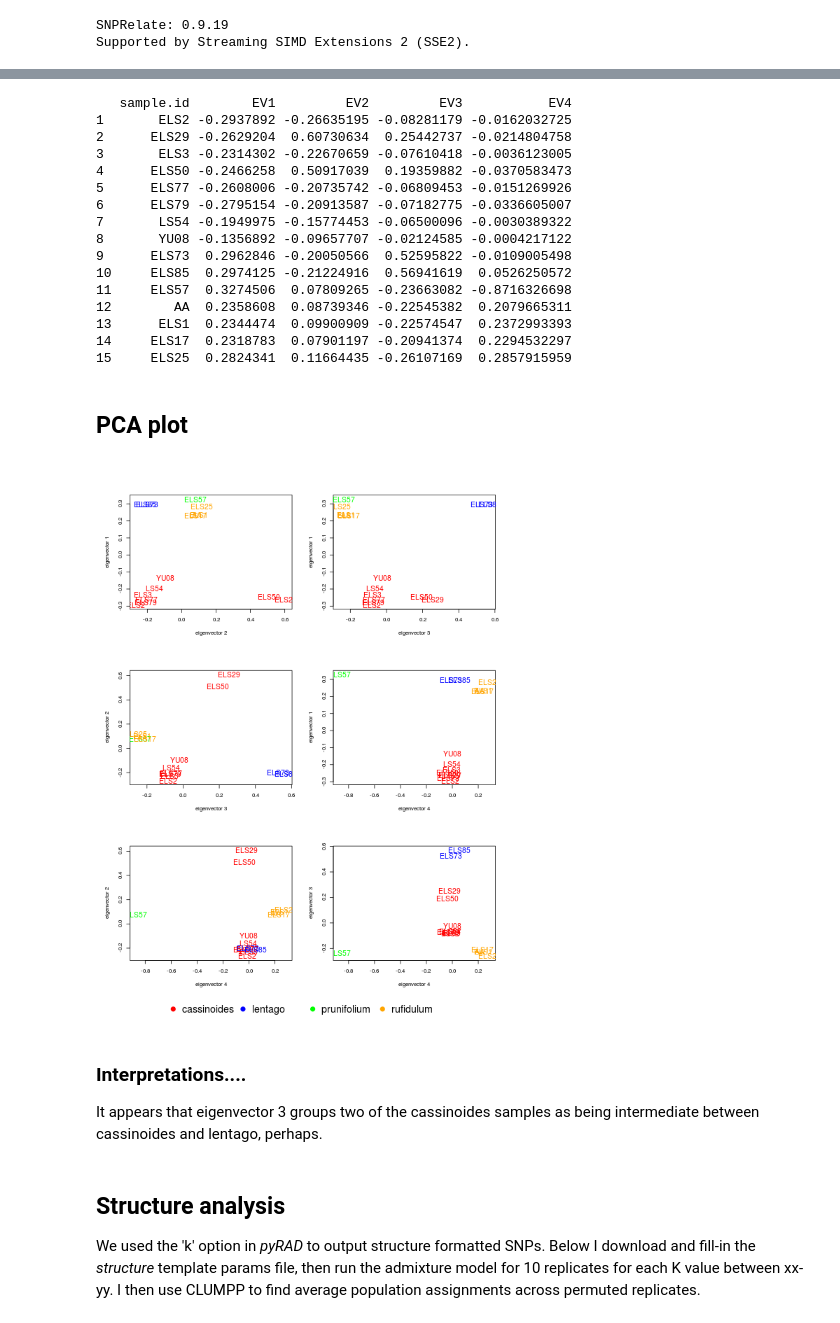
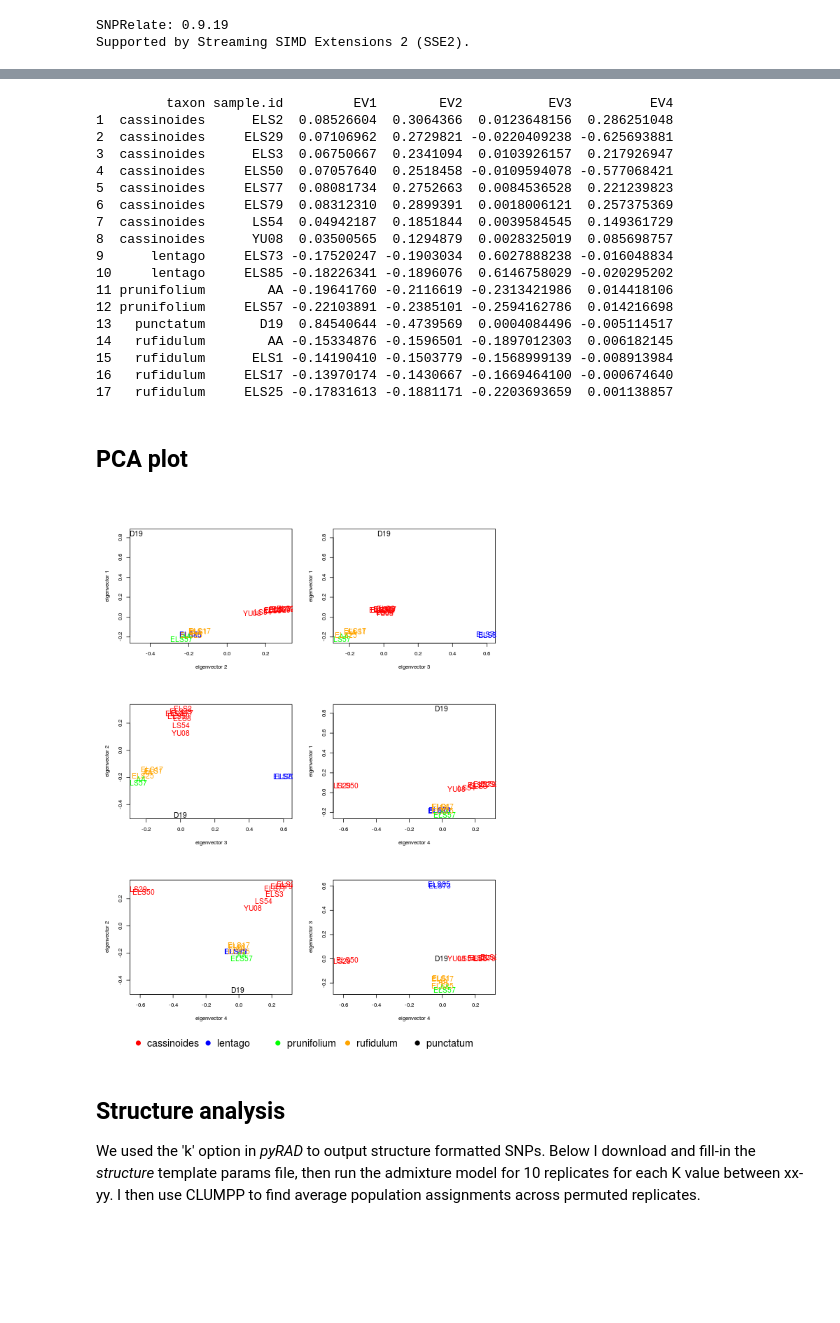
Before and after one commit to dereneaton/Vibs_RAD, a Jupyter notebook: notebook_Vib3_cassinoides.ipynb, the cells around one changed output, grey strips where cells are left out. Saved outputs shown, nothing was run; the diff lists cells and outputs as text; code cells hidden in the pictures; blank space fills up the shorter version.

Commit message:
cassinoides updated data set

```diff
--- a/notebook_Vib3_cassinoides.ipynb
+++ b/notebook_Vib3_cassinoides.ipynb
@@ -152,7 +143,7 @@ taxa = [i.split("_")[0].replace(">","") for i in names]
 %%R
 ## make a data frame object
 tab <- data.frame(taxon=taxa,   # species designations
-    sample.id = names,          # sample IDs
+    sample.id = IDs,          # sample IDs
     EV1 = pca$eigenvect[,1],    # the first eigenvector
     EV2 = pca$eigenvect[,2],    # the second eigenvector
     EV3 = pca$eigenvect[,3],    # the third eigenvector
@@ -161,27 +152,30 @@ tab <- data.frame(taxon=taxa,   # species designations
 
 print(tab)
 # %% [output]
-   sample.id        EV1         EV2         EV3           EV4
-1       ELS2 -0.2937892 -0.26635195 -0.08281179 -0.0162032725
-2      ELS29 -0.2629204  0.60730634  0.25442737 -0.0214804758
-3       ELS3 -0.2314302 -0.22670659 -0.07610418 -0.0036123005
-4      ELS50 -0.2466258  0.50917039  0.19359882 -0.0370583473
-5      ELS77 -0.2608006 -0.20735742 -0.06809453 -0.0151269926
-6      ELS79 -0.2795154 -0.20913587 -0.07182775 -0.0336605007
-7       LS54 -0.1949975 -0.15774453 -0.06500096 -0.0030389322
-8       YU08 -0.1356892 -0.09657707 -0.02124585 -0.0004217122
-9      ELS73  0.2962846 -0.20050566  0.52595822 -0.0109005498
-10     ELS85  0.2974125 -0.21224916  0.56941619  0.0526250572
-11     ELS57  0.3274506  0.07809265 -0.23663082 -0.8716326698
-12        AA  0.2358608  0.08739346 -0.22545382  0.2079665311
-13      ELS1  0.2344474  0.09900909 -0.22574547  0.2372993393
-14     ELS17  0.2318783  0.07901197 -0.20941374  0.2294532297
-15     ELS25  0.2824341  0.11664435 -0.26107169  0.2857915959
+         taxon sample.id         EV1        EV2           EV3          EV4
+1  cassinoides      ELS2  0.08526604  0.3064366  0.0123648156  0.286251048
+2  cassinoides     ELS29  0.07106962  0.2729821 -0.0220409238 -0.625693881
+3  cassinoides      ELS3  0.06750667  0.2341094  0.0103926157  0.217926947
+4  cassinoides     ELS50  0.07057640  0.2518458 -0.0109594078 -0.577068421
+5  cassinoides     ELS77  0.08081734  0.2752663  0.0084536528  0.221239823
+6  cassinoides     ELS79  0.08312310  0.2899391  0.0018006121  0.257375369
+7  cassinoides      LS54  0.04942187  0.1851844  0.0039584545  0.149361729
+8  cassinoides      YU08  0.03500565  0.1294879  0.0028325019  0.085698757
+9      lentago     ELS73 -0.17520247 -0.1903034  0.6027888238 -0.016048834
+10     lentago     ELS85 -0.18226341 -0.1896076  0.6146758029 -0.020295202
+11 prunifolium        AA -0.19641760 -0.2116619 -0.2313421986  0.014418106
+12 prunifolium     ELS57 -0.22103891 -0.2385101 -0.2594162786  0.014216698
+13   punctatum       D19  0.84540644 -0.4739569  0.0004084496 -0.005114517
+14   rufidulum        AA -0.15334876 -0.1596501 -0.1897012303  0.006182145
+15   rufidulum      ELS1 -0.14190410 -0.1503779 -0.1568999139 -0.008913984
+16   rufidulum     ELS17 -0.13970174 -0.1430667 -0.1669464100 -0.000674640
+17   rufidulum     ELS25 -0.17831613 -0.1881171 -0.2203693659  0.001138857
 # %%
 %%R
 colors = c("red","red","red","red","red","red","red","red",
            "blue","blue",
-           "green",
+           "green","green",
+           "black",
            "orange","orange","orange","orange")
 # %% [markdown]
 ## PCA plot
@@ -200,40 +194,36 @@ text(tab$EV2,tab$EV1,labels=tab$sample.id, cex=1.3, col=colors)
 ## plot 3 x 1
 plot(tab$EV3, tab$EV1, xlab="eigenvector 3", ylab="eigenvector 1",
      cex=3, pch=21, bg=colors, type='n')
 text(tab$EV3,tab$EV1,labels=tab$sample.id, cex=1.3, col=colors)
 
 ## plot 3 x 2
 plot(tab$EV3, tab$EV2, xlab="eigenvector 3", ylab="eigenvector 2",
      cex=3, pch=21, bg=colors, type='n')
 text(tab$EV3,tab$EV2,labels=tab$sample.id, cex=1.3, col=colors)
 
 ## plot 1 x 4
 plot(tab$EV4, tab$EV1, xlab="eigenvector 4", ylab="eigenvector 1",
      cex=3, pch=21, bg=colors, type='n')
 text(tab$EV4,tab$EV1,labels=tab$sample.id, cex=1.3, col=colors)
 
 ## plot 2 x 4
 plot(tab$EV4, tab$EV2, xlab="eigenvector 4", ylab="eigenvector 2",
      cex=3, pch=21, bg=colors, type='n')
 text(tab$EV4,tab$EV2,labels=tab$sample.id, cex=1.3, col=colors)
 
 ## plot 3 x 4
 plot(tab$EV4, tab$EV3, xlab="eigenvector 4", ylab="eigenvector 3",
      cex=3, pch=21, bg=colors, type='n')
 text(tab$EV4,tab$EV3,labels=tab$sample.id, cex=1.3, col=colors)
 
 ## make legend
 par(fig = c(0, 1, 0, 1), oma = c(0, 0, 0, 0), mar = c(0, 0, 0, 0), new = TRUE)
 plot(0, 0, type = "n", bty = "n", xaxt = "n", yaxt = "n")
-legend("bottom", c("cassinoides","lentago","prunifolium","rufidulum"),
+legend("bottom", c("cassinoides","lentago","prunifolium","rufidulum", "punctatum"),
         xpd = TRUE, horiz = TRUE, inset = c(0,0), cex=1.8,
-        bty = "n", pch = 19, col= c("red", "blue","green","orange"))
+        bty = "n", pch = 19, col= c("red", "blue","green","orange","black"))
 # %% [output]
-[figure, old version]
+[figure, new version]
-# %% [markdown]
-### Interpretations....
-
-It appears that eigenvector 3 groups two of the cassinoides samples as being intermediate between cassinoides and lentago, perhaps.
 # %% [markdown]
 ## Structure analysis
 We used the 'k' option in _pyRAD_ to output structure formatted SNPs. Below I download and fill-in the _structure_ template params file, then run the admixture model for 10 replicates for each K value between xx-yy. I then use CLUMPP to find average population assignments across permuted replicates.
```
Also changed, not shown: parts of 8 cells of this notebook.
